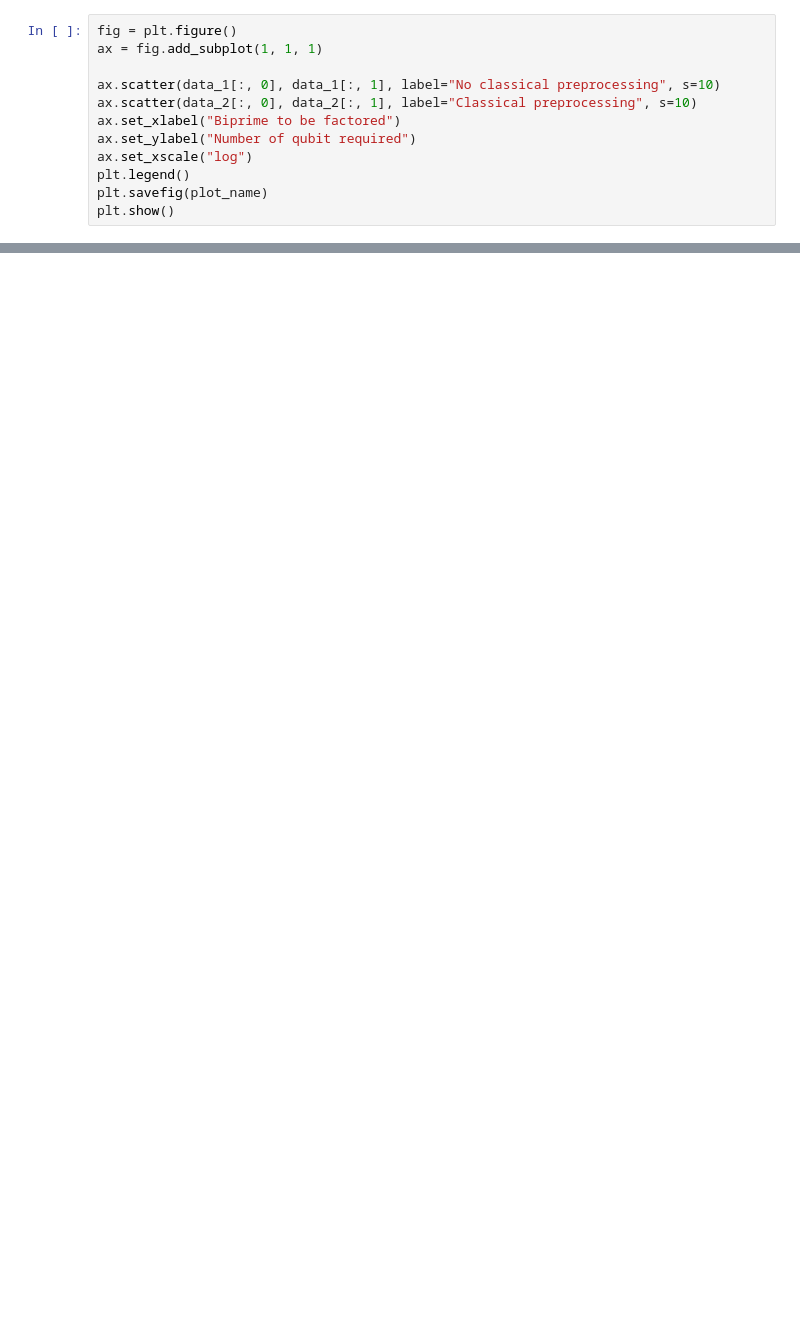
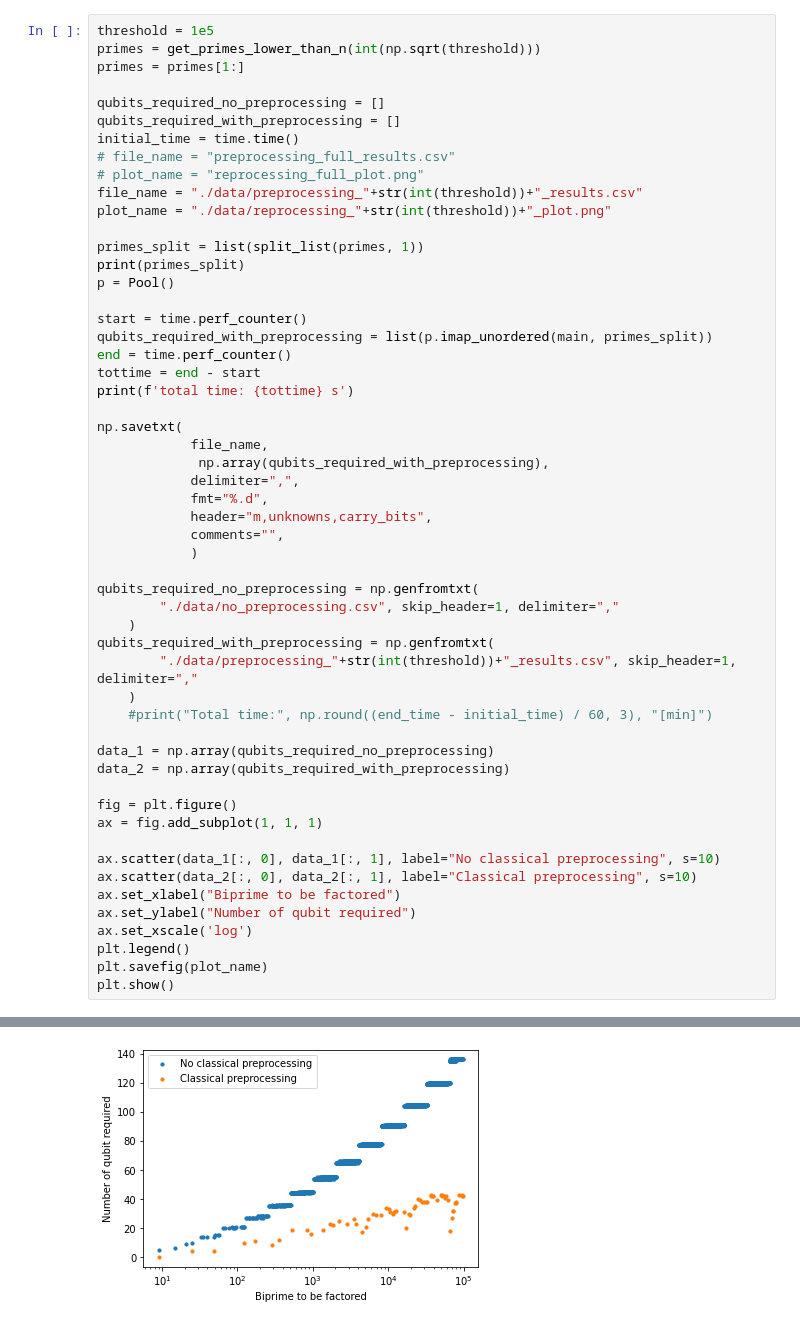
Before and after one commit to Mostafa-Atallah2020/func-qaoa-factorization, a Jupyter notebook: Mostafa and Shamim/graph1_alt.ipynb, the cells around one changed output, grey strips where cells are left out. Drawn from its saved outputs; the diff is of its cells as text; blank space fills up the shorter version.

```diff
--- a/Mostafa and Shamim/graph1_alt.ipynb
+++ b/Mostafa and Shamim/graph1_alt.ipynb
@@ -62,4 +20,46 @@ data_2 = np.array(qubits_required_with_preprocessing)
 # %%
+threshold = 1e5
+primes = get_primes_lower_than_n(int(np.sqrt(threshold)))
+primes = primes[1:]
+
+qubits_required_no_preprocessing = []
+qubits_required_with_preprocessing = []
+initial_time = time.time()
+# file_name = "preprocessing_full_results.csv"
+# plot_name = "reprocessing_full_plot.png"
+file_name = "./data/preprocessing_"+str(int(threshold))+"_results.csv"
+plot_name = "./data/reprocessing_"+str(int(threshold))+"_plot.png"
+
+primes_split = list(split_list(primes, 1))
+print(primes_split)
+p = Pool()
+
+start = time.perf_counter()
+qubits_required_with_preprocessing = list(p.imap_unordered(main, primes_split))
+end = time.perf_counter()
+tottime = end - start
+print(f'total time: {tottime} s')
+
+np.savetxt(
+            file_name,
+             np.array(qubits_required_with_preprocessing),
+            delimiter=",",
+            fmt="%.d",
+            header="m,unknowns,carry_bits",
+            comments="",
+            )
+
+qubits_required_no_preprocessing = np.genfromtxt(
+        "./data/no_preprocessing.csv", skip_header=1, delimiter=","
+    )
+qubits_required_with_preprocessing = np.genfromtxt(
+        "./data/preprocessing_"+str(int(threshold))+"_results.csv", skip_header=1, delimiter=","
+    )
+    #print("Total time:", np.round((end_time - initial_time) / 60, 3), "[min]")
+
+data_1 = np.array(qubits_required_no_preprocessing)
+data_2 = np.array(qubits_required_with_preprocessing)
+
 fig = plt.figure()
 ax = fig.add_subplot(1, 1, 1)
 
@@ -67,7 +67,8 @@ ax.scatter(data_1[:, 0], data_1[:, 1], label="No classical preprocessing", s=10)
 ax.scatter(data_2[:, 0], data_2[:, 1], label="Classical preprocessing", s=10)
 ax.set_xlabel("Biprime to be factored")
 ax.set_ylabel("Number of qubit required")
-ax.set_xscale("log")
+ax.set_xscale('log')
 plt.legend()
 plt.savefig(plot_name)
 plt.show()
+# %% [output]
@@ -73,0 +77 @@ plt.show()
+[figure, added]
```
Also changed, not shown: parts of 9 cells of this notebook, 1 other file.
